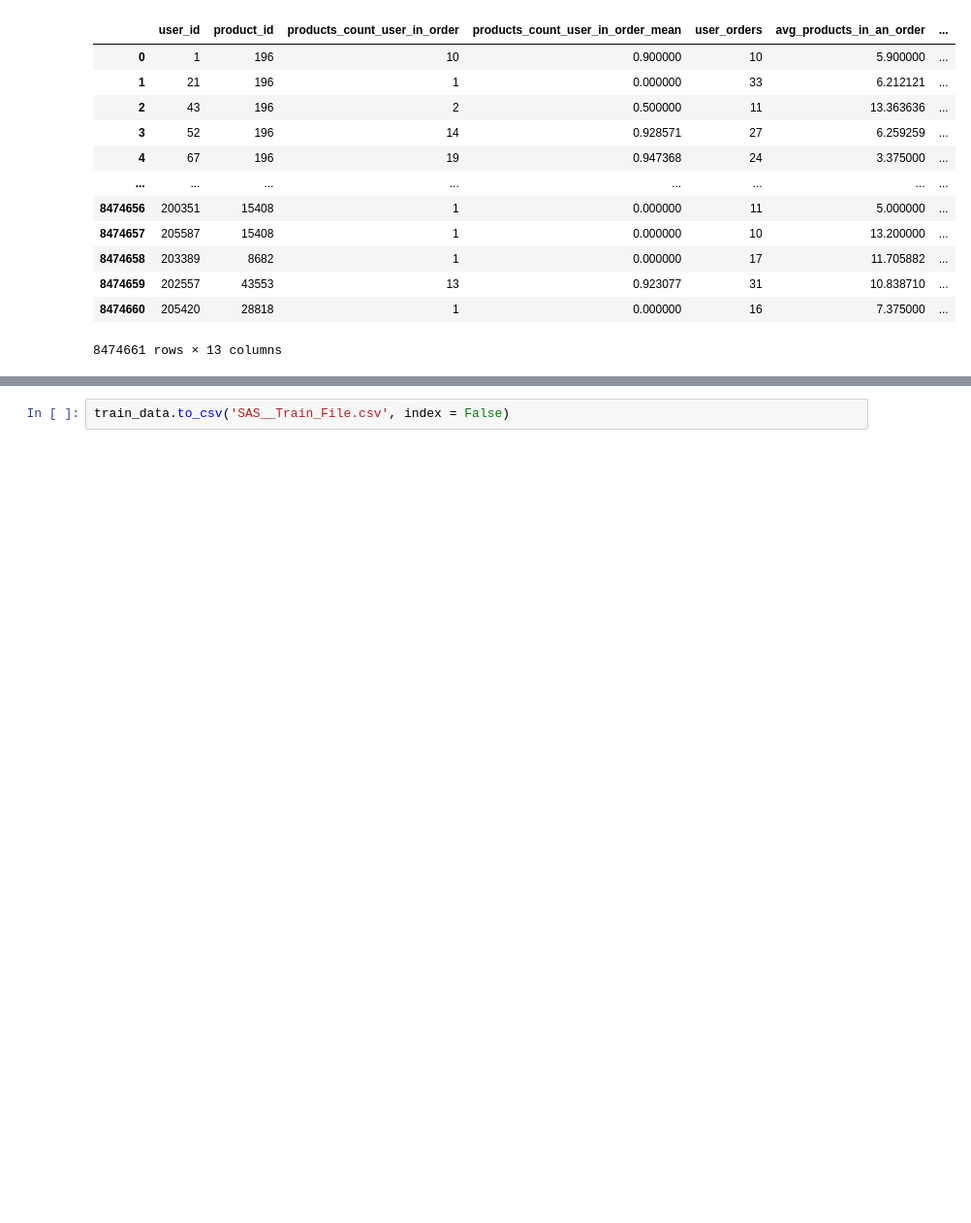
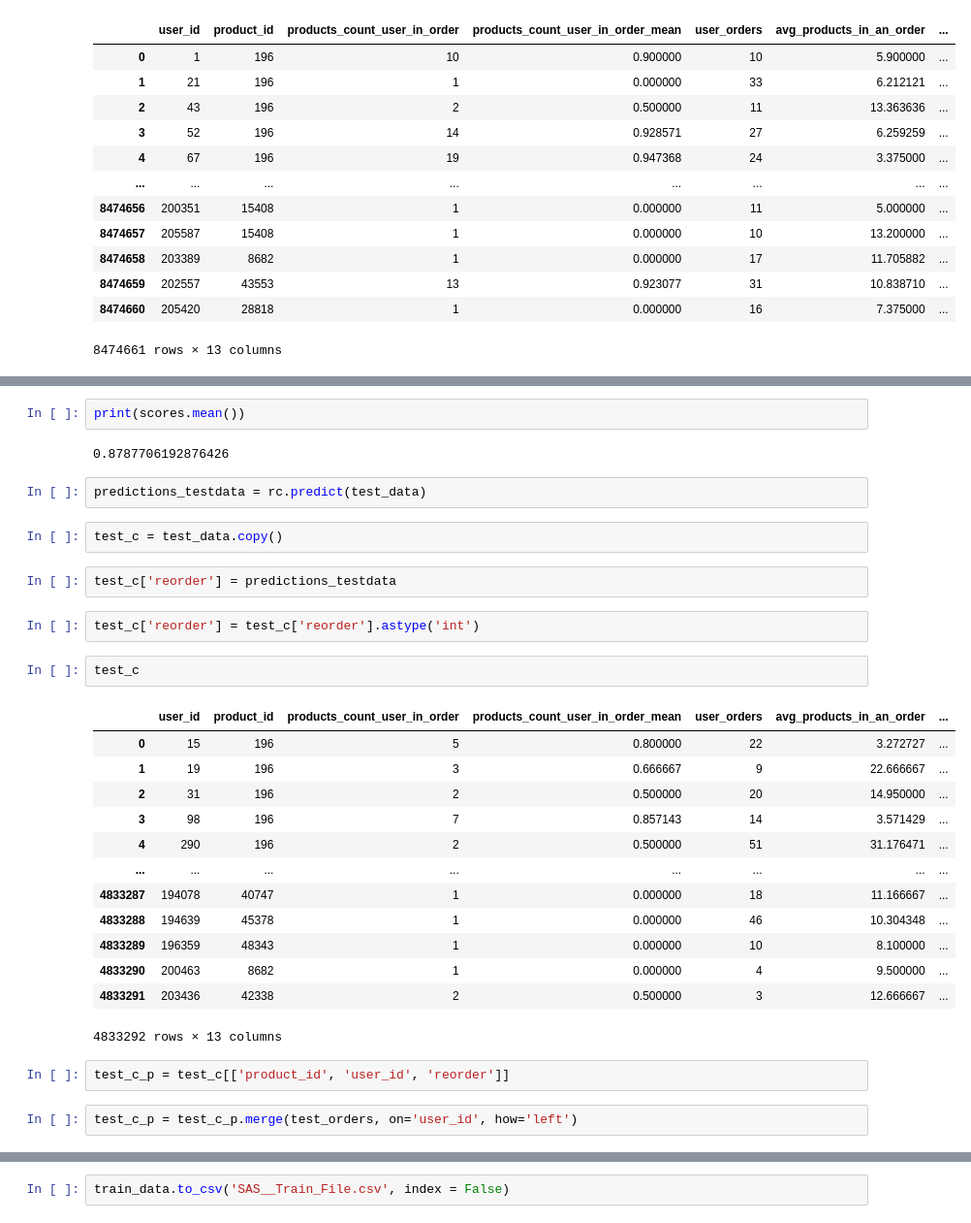
Before and after one commit to vamgan/Instacart-Data-Analysis, a Jupyter notebook: Instacart-Data-Analysis.ipynb, the cells around one changed output, grey strips where cells are left out. Shown at 97% size. Drawn from its saved outputs; the diff is of its cells as text; blank space fills up the shorter version.

```diff
--- a/Instacart-Data-Analysis.ipynb
+++ b/Instacart-Data-Analysis.ipynb
@@ -416,0 +497,32 @@ train_data
+# %%
+print(scores.mean())
+# %% [output]
+0.8787706192876426
+# %%
+predictions_testdata = rc.predict(test_data)
+# %%
+test_c = test_data.copy()
+# %%
+test_c['reorder'] = predictions_testdata
+# %%
+test_c['reorder'] = test_c['reorder'].astype('int')
+# %%
+test_c
+# %% [output]
+|  | user_id | product_id | products_count_user_in_order | products_count_user_in_order_mean | user_orders | avg_products_in_an_order | ... |
+| 0 | 15 | 196 | 5 | 0.800000 | 22 | 3.272727 | ... |
+| 1 | 19 | 196 | 3 | 0.666667 | 9 | 22.666667 | ... |
+| 2 | 31 | 196 | 2 | 0.500000 | 20 | 14.950000 | ... |
+| 3 | 98 | 196 | 7 | 0.857143 | 14 | 3.571429 | ... |
+| 4 | 290 | 196 | 2 | 0.500000 | 51 | 31.176471 | ... |
+| ... | ... | ... | ... | ... | ... | ... | ... |
+| 4833287 | 194078 | 40747 | 1 | 0.000000 | 18 | 11.166667 | ... |
+| 4833288 | 194639 | 45378 | 1 | 0.000000 | 46 | 10.304348 | ... |
+| 4833289 | 196359 | 48343 | 1 | 0.000000 | 10 | 8.100000 | ... |
+| 4833290 | 200463 | 8682 | 1 | 0.000000 | 4 | 9.500000 | ... |
+| 4833291 | 203436 | 42338 | 2 | 0.500000 | 3 | 12.666667 | ... |
+4833292 rows × 13 columns
+# %%
+test_c_p = test_c[['product_id', 'user_id', 'reorder']]
+# %%
+test_c_p = test_c_p.merge(test_orders, on='user_id', how='left')
```
Also changed, not shown: parts of 24 cells of this notebook, 1 other file.
